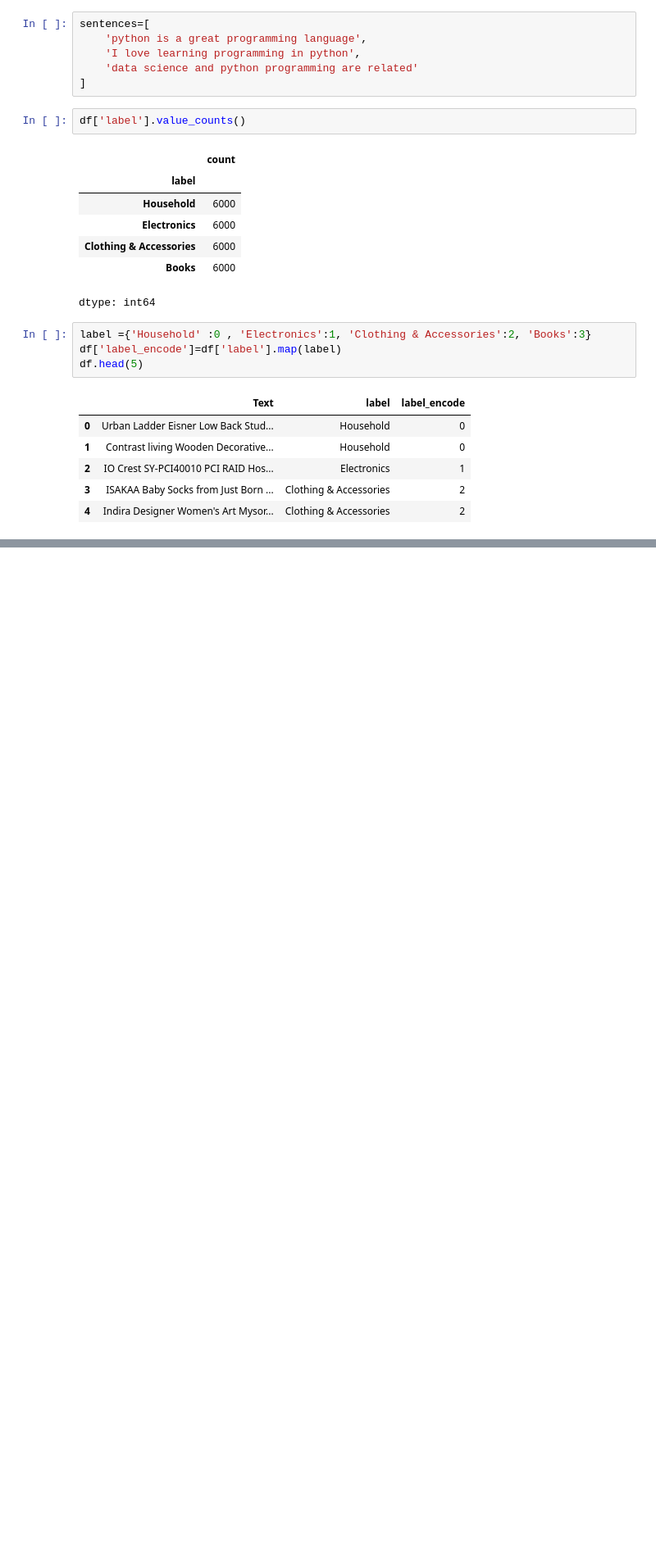
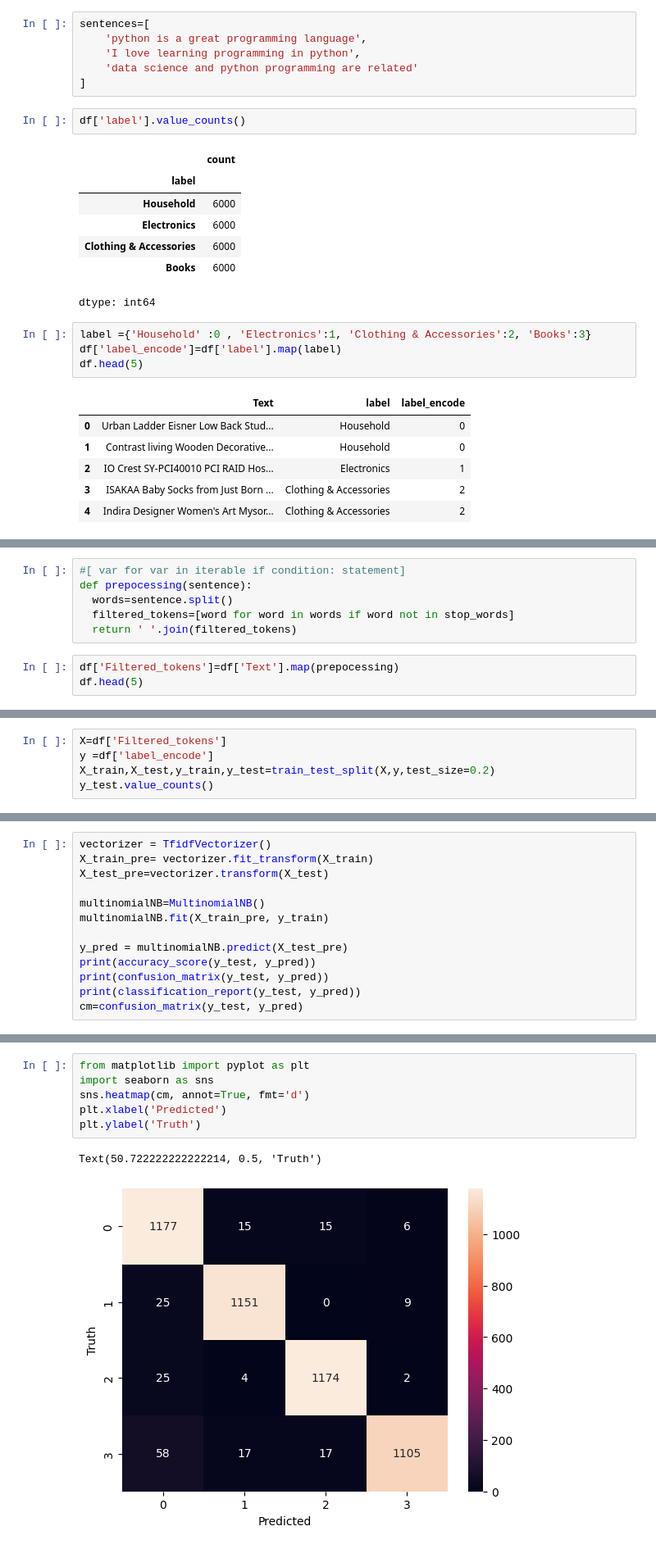
Before and after one commit to bobbyknit007/CookBook, a Jupyter notebook: Bayes/TermFreqInverseDocFrequency.ipynb, the cells around one changed output, grey strips where cells are left out. Shown: that part at 82% size. Saved outputs shown, nothing was run; the diff lists cells and outputs as text; blank space fills up the shorter version.

```diff
--- a/Bayes/TermFreqInverseDocFrequency.ipynb
+++ b/Bayes/TermFreqInverseDocFrequency.ipynb
@@ -68,0 +122,9 @@ print(tfdif_matrix)
+# %%
+#[ var for var in iterable if condition: statement]
+def prepocessing(sentence):
+  words=sentence.split()
+  filtered_tokens=[word for word in words if word not in stop_words]
+  return ' '.join(filtered_tokens)
+# %%
+df['Filtered_tokens']=df['Text'].map(prepocessing)
+df.head(5)
@@ -68,0 +152,5 @@ print(tfdif_matrix)
+# %%
+X=df['Filtered_tokens']
+y =df['label_encode']
+X_train,X_test,y_train,y_test=train_test_split(X,y,test_size=0.2)
+y_test.value_counts()
@@ -68,0 +165,13 @@ print(tfdif_matrix)
+# %%
+vectorizer = TfidfVectorizer()
+X_train_pre= vectorizer.fit_transform(X_train)
+X_test_pre=vectorizer.transform(X_test)
+
+multinomialNB=MultinomialNB()
+multinomialNB.fit(X_train_pre, y_train)
+
+y_pred = multinomialNB.predict(X_test_pre)
+print(accuracy_score(y_test, y_pred))
+print(confusion_matrix(y_test, y_pred))
+print(classification_report(y_test, y_pred))
+cm=confusion_matrix(y_test, y_pred)
@@ -68,0 +194,9 @@ print(tfdif_matrix)
+# %%
+from matplotlib import pyplot as plt
+import seaborn as sns
+sns.heatmap(cm, annot=True, fmt='d')
+plt.xlabel('Predicted')
+plt.ylabel('Truth')
+# %% [output]
+Text(50.722222222222214, 0.5, 'Truth')
+[figure, added]
```
Also changed, not shown: parts of 15 cells of this notebook.
